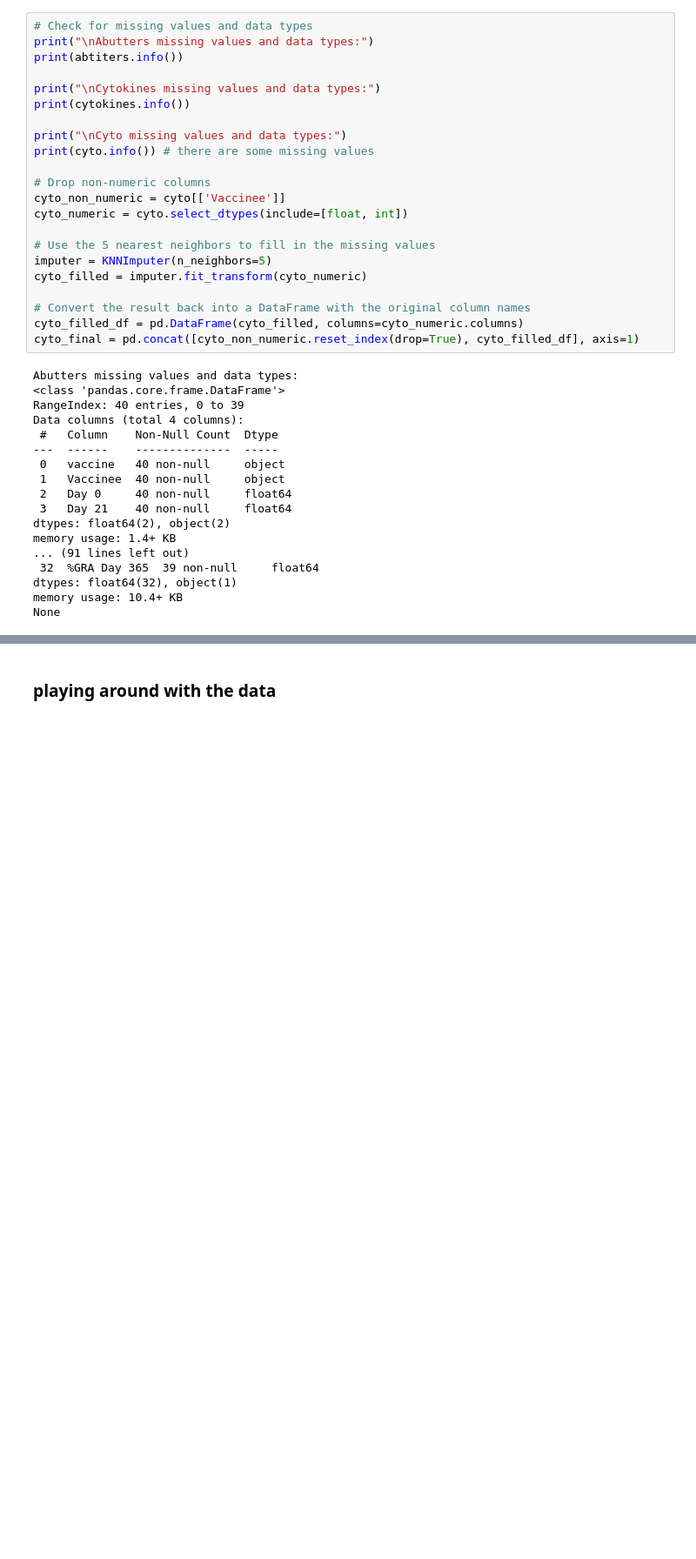
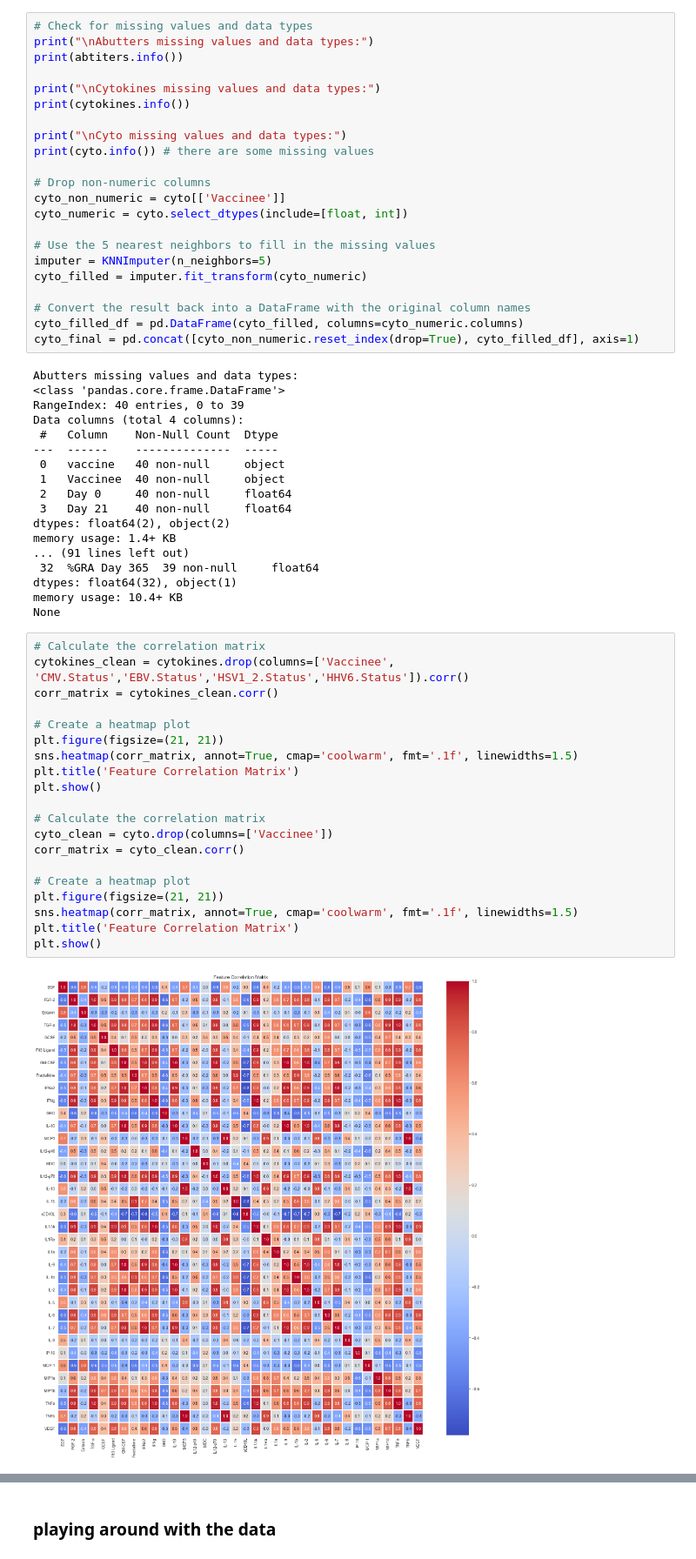
Before and after one commit to Elias-Dams/multimodal-data-integration-predictive-modeling-measles-vaccine-response-cross-validation, a Jupyter notebook: exploration/first_data_exploration.ipynb, the cells around one changed output, grey strips where cells are left out. Shown at 87% size. Saved outputs shown, nothing was run; the diff lists cells and outputs as text; blank space fills up the shorter version.

```diff
--- a/exploration/first_data_exploration.ipynb
+++ b/exploration/first_data_exploration.ipynb
@@ -142,3 +144,25 @@ memory usage: 1.4+ KB
 dtypes: float64(32), object(1)
 memory usage: 10.4+ KB
 None
+# %%
+# Calculate the correlation matrix
+cytokines_clean = cytokines.drop(columns=['Vaccinee', 'CMV.Status','EBV.Status','HSV1_2.Status','HHV6.Status']).corr()
+corr_matrix = cytokines_clean.corr()
+
+# Create a heatmap plot
+plt.figure(figsize=(21, 21))
+sns.heatmap(corr_matrix, annot=True, cmap='coolwarm', fmt='.1f', linewidths=1.5)
+plt.title('Feature Correlation Matrix')
+plt.show()
+
+# Calculate the correlation matrix
+cyto_clean = cyto.drop(columns=['Vaccinee'])
+corr_matrix = cyto_clean.corr()
+
+# Create a heatmap plot
+plt.figure(figsize=(21, 21))
+sns.heatmap(corr_matrix, annot=True, cmap='coolwarm', fmt='.1f', linewidths=1.5)
+plt.title('Feature Correlation Matrix')
+plt.show()
+# %% [output]
+[figure, added]
```
Also changed, not shown: parts of 11 cells of this notebook, 2 other files.
